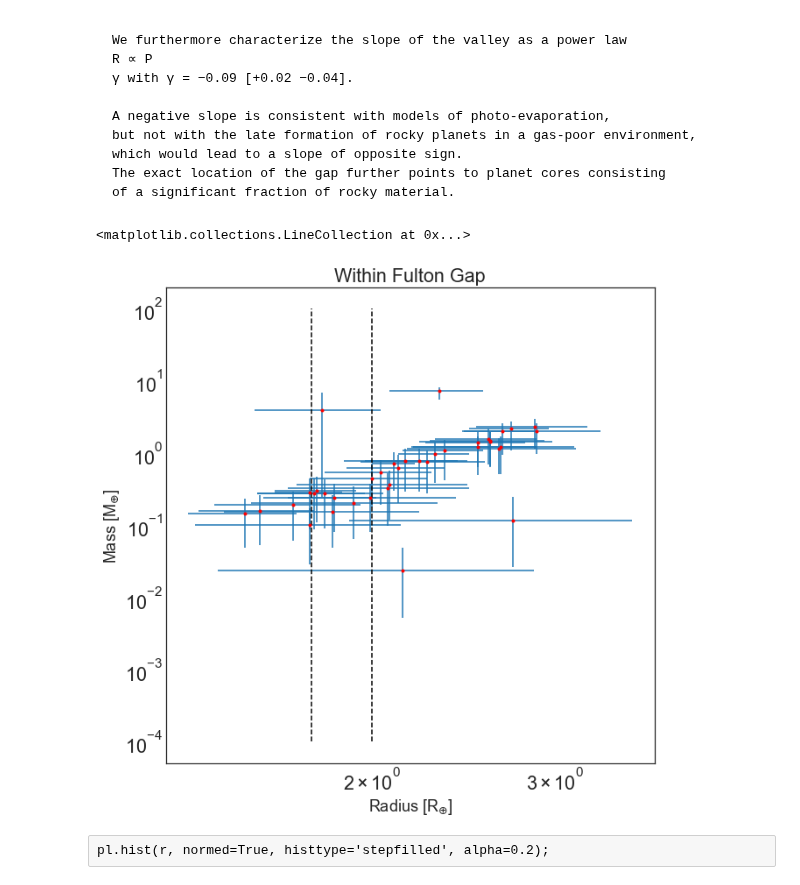
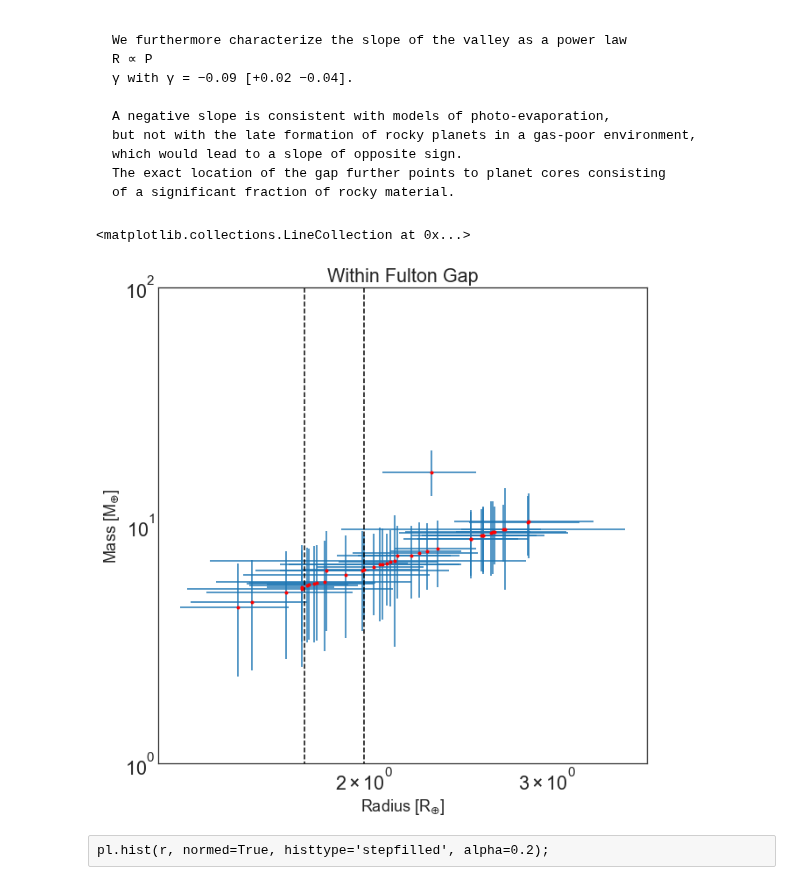
Before and after one commit to jpdeleon/MRrelation, a Jupyter notebook: notebook/mass estimation of KESPRINT targets using M-R relation (Wolfgang) .ipynb, the cells around one changed output. Cells and saved outputs as stored; diff of their text form; code cells hidden in the pictures.

```diff
--- a/notebook/mass estimation of KESPRINT targets using M-R relation (Wolfgang) .ipynb
+++ b/notebook/mass estimation of KESPRINT targets using M-R relation (Wolfgang) .ipynb
@@ -80,13 +81,18 @@ sigma_minus = []
 sigma_plus  = []
 mean_value  = [] #mass
 
+new_epics   = []
+new_pl_list = []
+
 for epic,pl in tqdm(zip(epics,pl_list)):
     #print(epic)
     fname = inputdir+'massrad_postpred_'+str(epic)+'.txt'
     try:
         df_mr = pd.read_csv(fname, delimiter=' ')#, dtype=float)
         #get mean mass and their 1-sigma uncertainty
-        minus, median, plus =np.percentile(df_mr['masses'].values, [0.16,0.50,0.84])
+        minus, median, plus =np.percentile(df_mr['masses'].values,
+                                           [16,50,84],
+                                          axis=0)
 
         assert minus < median < plus
         low = median - minus
@@ -95,7 +101,11 @@ for epic,pl in tqdm(zip(epics,pl_list)):
         sigma_minus.append(low)
         sigma_plus.append(hi)
         mean_value.append(median)
-        mass_estimates[epic] = [minus, median, plus]
+
+        new_epics.append(epic)
+        new_pl_list.append(pl)
+
+        mass_estimates[epic] = [low, median, hi]
     except Exception as e:
         print(e)
 # %%
@@ -109,9 +115,9 @@ mass_estimates[201092629]
 # %% [markdown]
 Convert into dataframe:
 # %%
-df_mass = pd.DataFrame({'epic': epics,
-              'pl': pl_list,
-              'm':mean_value,
+df_mass = pd.DataFrame({'epic': new_epics,
+              'pl': new_pl_list,
+              'm': mean_value,
               'm_err-': sigma_minus,
               'm_err+': sigma_plus})
 # %%
@@ -185,7 +218,7 @@ pl.xlabel('Radius [R$_{\oplus}$]')
 pl.ylabel('Mass [M$_{\oplus}$]')
 
 #ylims = *pl.gca().get_ylim()
-ylims = [1e-4, 1e2]
+ylims = [1e-2, 1e2]
 
 #super Earth
 pl.vlines(1.5, *ylims, linestyle='--')
@@ -232,33 +265,34 @@ of a significant fraction of rocky material.
 # %%
 within_gap = df_final.query('1.5 <= r <= 3')
 
 fig = pl.figure(figsize=(10,10))
 
 loglog = True
 
 m    = within_gap['m'].values
 r    = within_gap['r'].values
 minus= within_gap['m_err-'].values
 plus = within_gap['m_err+'].values
 rerr = within_gap['r_err'].values
 
 m_err = [minus,plus]
 
 pl.plot(r,m,'r.')
 pl.errorbar(r,m,yerr=m_err,xerr=rerr,linestyle='')
 if loglog:
     pl.xscale('log')
     pl.yscale('log')
+    pl.ylim(1,1e2)
 pl.xlabel('Radius [R$_{\oplus}$]')
 pl.ylabel('Mass [M$_{\oplus}$]')
 pl.title('Within Fulton Gap')
 #super Earth
 pl.vlines(1.75, *ylims, linestyle='--')
 #sub-Neptune
 pl.vlines(2, *ylims, linestyle='--')
 # %% [output]
 <matplotlib.collections.LineCollection at 0x...>
-[figure, old version]
+[figure, new version]
 # %% [raw]
 pl.hist(r, normed=True, histtype='stepfilled', alpha=0.2);
 # %% [raw]
```
Also changed, not shown: parts of 25 cells of this notebook, 10 other files.
